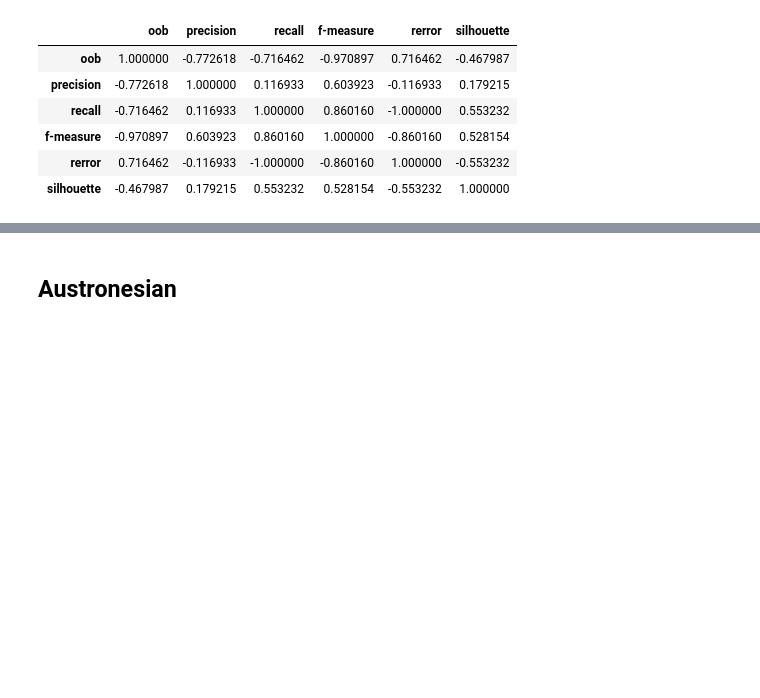
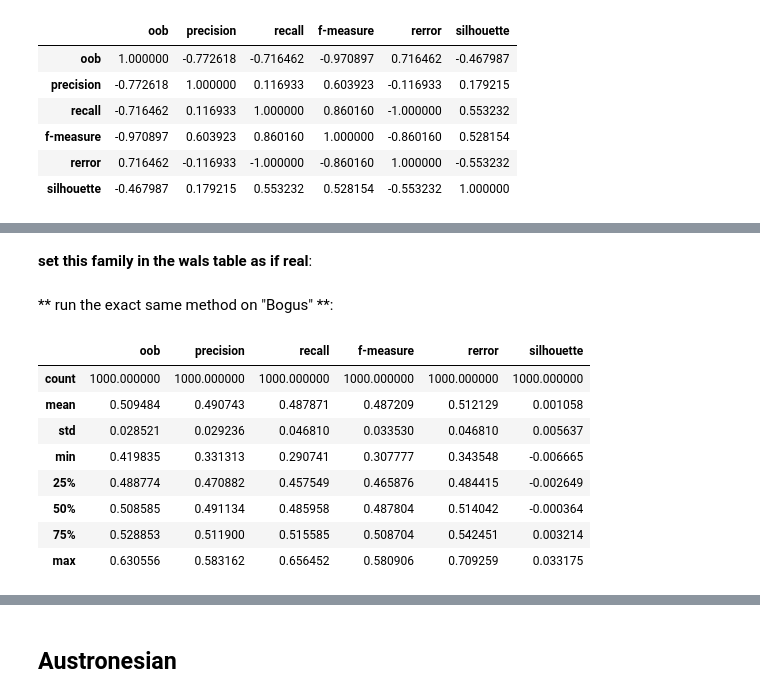
Before and after one commit to ilay32/wals-project, a Jupyter notebook: family-rfs-one-vs-others.ipynb, the cells around one changed output, grey strips where cells are left out. Saved outputs shown, nothing was run; the diff lists cells and outputs as text; code cells hidden in the pictures; blank space fills up the shorter version.

Commit message:
Update family-rfs-one-vs-others Notebook

```diff
--- a/family-rfs-one-vs-others.ipynb
+++ b/family-rfs-one-vs-others.ipynb
@@ -29,10 +29,11 @@ def rfstats(column_groups,family):
     #groups = [ColGroup(g) for g in column_groups]
     stats = pd.DataFrame(index=range(len(column_groups)), \
         columns=['oob','precision','recall','f-measure','rerror','silhouette'])
+    key = 'family: '+family+' vs others'
     for i,g in enumerate(column_groups):
         g.gen_separation(family=family)
-        g.family_rfs(family)
-        stats.iloc[i][g.family_rfs_data[family].columns] = g.family_rfs_data[family].mean()
+        g.random_forests(supp='family',suppv=family)
+        stats.iloc[i][g.rfs_data[key].columns] = g.rfs_data[key].mean()
         stats.iloc[i]['silhouette'] = g.best_silhouette(family)[0]
     return stats.astype(float)
 # %% [markdown]
@@ -160,0 +169,2 @@ So good random forest classification is positively correlated with silhouette.
+# %% [markdown]
+**set this family in the wals table as if real**:
@@ -160,0 +173,16 @@ So good random forest classification is positively correlated with silhouette.
+# %% [markdown]
+** run the exact same method on "Bogus" **:
+# %%
+bogus_rndstats = rfstats(nigrnd,"Bogus")
+# %%
+bogus_rndstats.describe()
+# %% [output]
+|  | oob | precision | recall | f-measure | rerror | silhouette |
+| count | 1000.000000 | 1000.000000 | 1000.000000 | 1000.000000 | 1000.000000 | 1000.000000 |
+| mean | 0.509484 | 0.490743 | 0.487871 | 0.487209 | 0.512129 | 0.001058 |
+| std | 0.028521 | 0.029236 | 0.046810 | 0.033530 | 0.046810 | 0.005637 |
+| min | 0.419835 | 0.331313 | 0.290741 | 0.307777 | 0.343548 | -0.006665 |
+| 25% | 0.488774 | 0.470882 | 0.457549 | 0.465876 | 0.484415 | -0.002649 |
+| 50% | 0.508585 | 0.491134 | 0.485958 | 0.487804 | 0.514042 | -0.000364 |
+| 75% | 0.528853 | 0.511900 | 0.515585 | 0.508704 | 0.542451 | 0.003214 |
+| max | 0.630556 | 0.583162 | 0.656452 | 0.580906 | 0.709259 | 0.033175 |
```
Also changed, not shown: parts of 6 cells of this notebook.
